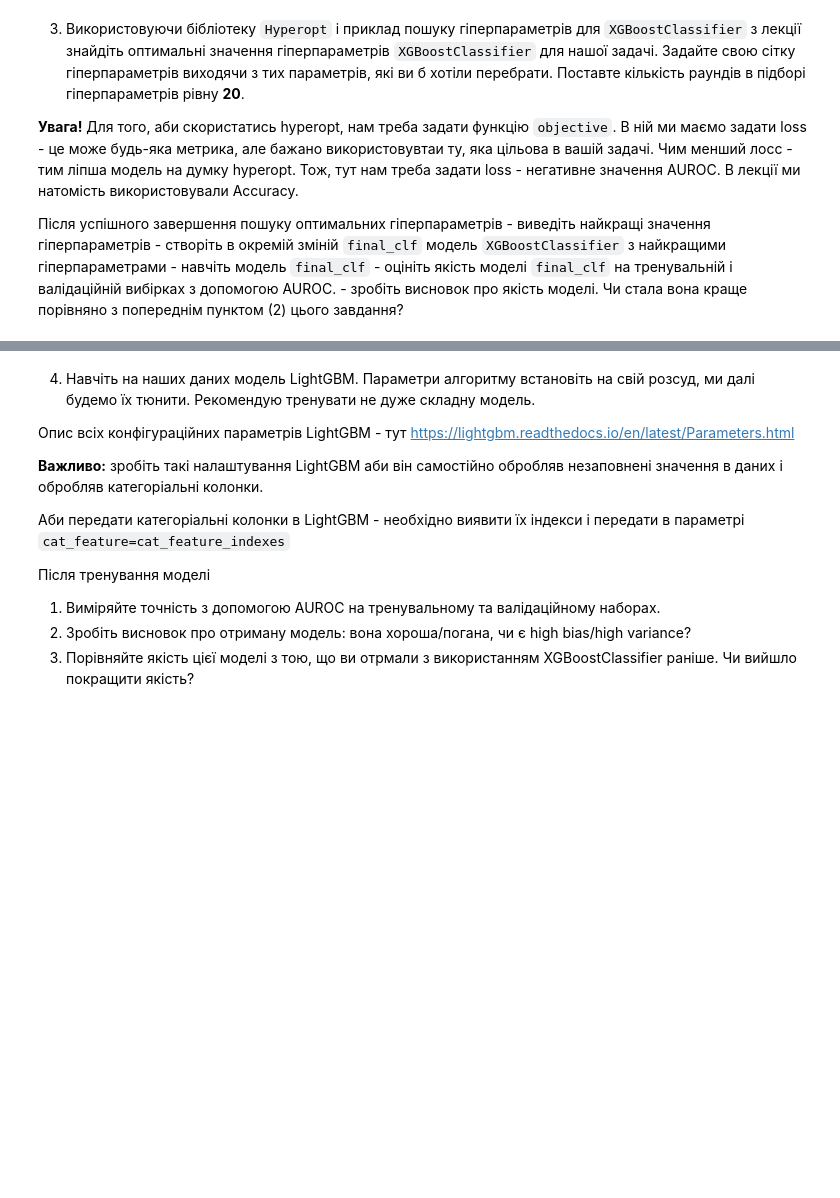
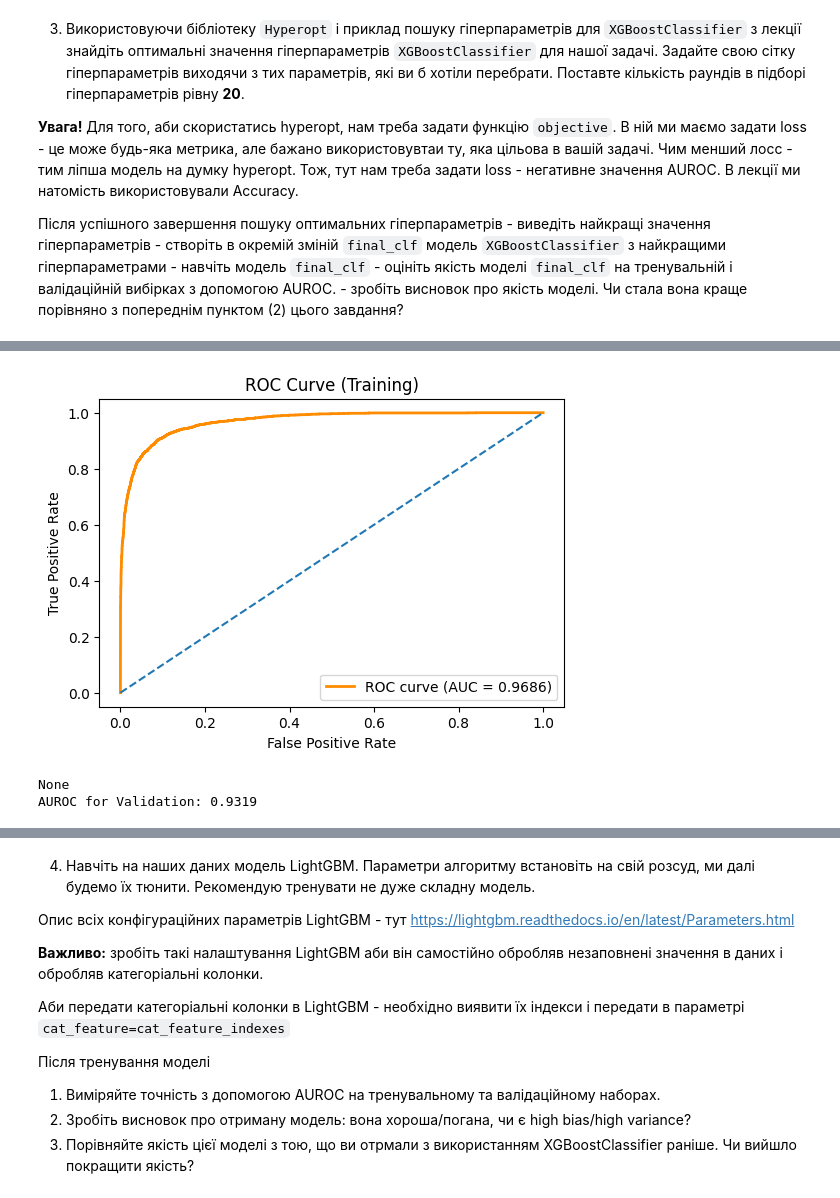
Before and after one commit to sekhahelina/ML_tasks, a Jupyter notebook: Module2/HW_2_4_Алгоритми_бустингу.ipynb, the cells around one changed output, grey strips where cells are left out. Cells and saved outputs as stored; diff of their text form; code cells hidden in the pictures; blank space fills up the shorter version.

```diff
--- a/Module2/HW_2_4_Алгоритми_бустингу.ipynb
+++ b/Module2/HW_2_4_Алгоритми_бустингу.ipynb
@@ -79,0 +332,77 @@ def separate_inputs_targets(df: pd.DataFrame, input_cols: list, target_col: str)
+# %%
+def objective(params):
+    clf = xgb.XGBClassifier(
+    n_estimators=int(params['n_estimators']),
+        learning_rate=params['learning_rate'],
+        max_depth=int(params['max_depth']),
+        min_child_weight=params['min_child_weight'],  # Мінімальна сума ваг всіх вибірок, необхідна в кінцевому вузлі
+        subsample=params['subsample'],  # Частка вибірок, що використовуються для побудови кожного дерева
+        colsample_bytree=params['colsample_bytree'],  # Частка ознак, що використовуються при побудові кожного дерева
+        gamma=params['gamma'],  # Мінімальне зменшення втрат, необхідне для виконання поділу
+        reg_alpha=params['reg_alpha'],  # Параметр регуляризації L1 (Lasso)
+        reg_lambda=params['reg_lambda'],  # Параметр регуляризації L2 (Ridge)
+        enable_categorical=True,
+        missing=np.nan,
+        device='cuda',
+        early_stopping_rounds=10,
+        random_state=42
+    )
+
+    clf.fit(
+        X_train,
+        train_targets,
+        eval_set=[(X_val, val_targets)],
+        verbose=False)
+    pred_proba = clf.predict_proba(X_val)[:, 1]
+    roc_auc = roc_auc_score(val_targets, pred_proba)
+
+    return {'loss': -roc_auc, 'status': STATUS_OK}
+
+# Простір гіперпараметрів
+space = {
+    'n_estimators': hp.quniform('n_estimators', 50, 500, 20),
+    'learning_rate': hp.uniform('learning_rate', 0.01, 0.3),
+    'max_depth': hp.quniform('max_depth', 3, 10, 1),
+    'min_child_weight': hp.quniform('min_child_weight', 1, 15, 1),
+    'subsample': hp.uniform('subsample', 0.5, 1.0),
+    'colsample_bytree': hp.uniform('colsample_bytree', 0.5, 1.0),
+    'gamma': hp.uniform('gamma', 0, 0.5),
+    'reg_alpha': hp.uniform('reg_alpha', 0, 1),
+    'reg_lambda': hp.uniform('reg_lambda', 0, 1)
+}
+
+# Оптимізація
+trials = Trials()
+best = fmin(fn=objective, space=space, algo=tpe.suggest, max_evals=20, trials=trials, rstate=np.random.default_rng(42))
+
+# Перетворення значень гіперпараметрів у кінцеві типи
+best['n_estimators'] = int(best['n_estimators'])
+best['max_depth'] = int(best['max_depth'])
+best['min_child_weight'] = int(best['min_child_weight'])
+
+print("Найкращі гіперпараметри: ", best)
+
+# Навчання фінальної моделі з найкращими гіперпараметрами
+final_clf = xgb.XGBClassifier(
+    n_estimators=best['n_estimators'],
+    learning_rate=best['learning_rate'],
+    max_depth=best['max_depth'],
+    min_child_weight=best['min_child_weight'],
+    subsample=best['subsample'],
+    colsample_bytree=best['colsample_bytree'],
+    gamma=best['gamma'],
+    reg_alpha=best['reg_alpha'],
+    reg_lambda=best['reg_lambda'],
+    enable_categorical=True,
+    missing=np.nan,
+    device='cuda',
+    random_state=42
+)
+
+final_clf.fit(X_train, train_targets)
+final_pred_proba = final_clf.predict_proba(X_val)[:, 1]
+final_roc_auc = roc_auc_score(val_targets, final_pred_proba)
+print("Точність на валідаційній вибірці: {:.4f}".format(final_roc_auc))
+print(compute_auroc_and_build_roc(final_clf, X_train, train_targets, "Training"))
+print(compute_auroc_and_build_roc(final_clf, X_val, val_targets, "Validation"))
+# %% [output]
@@ -79,0 +412,3 @@ def separate_inputs_targets(df: pd.DataFrame, input_cols: list, target_col: str)
+[figure, added]
+None
+AUROC for Validation: 0.9319
```
Also changed, not shown: parts of 38 cells of this notebook.
